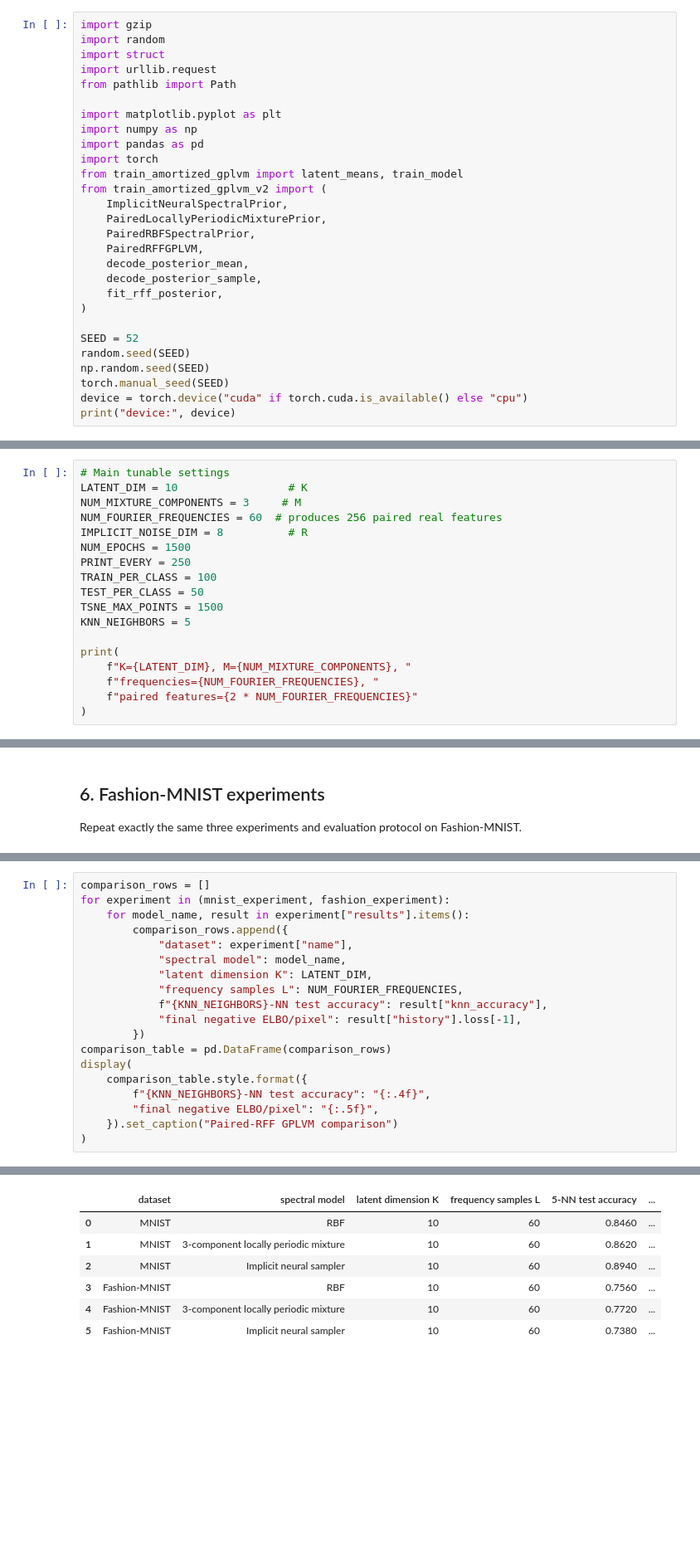
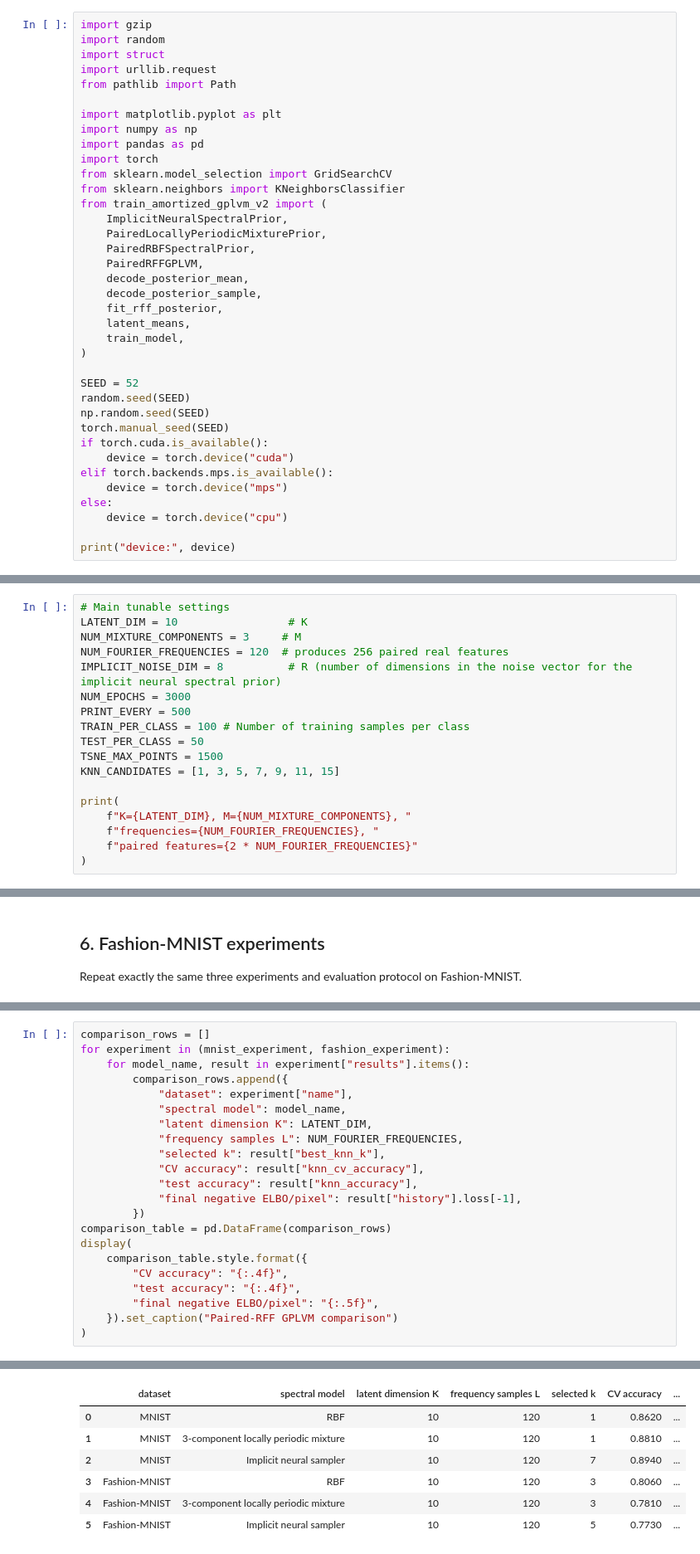
Before and after one commit to OLMOS-PM/GPPS_2026, a Jupyter notebook: 4-gp_gplvm_mnist_demov2.ipynb, the cells around one changed output, grey strips where cells are left out. Shown at 83% size. Drawn from its saved outputs; the diff is of its cells as text; blank space fills up the shorter version.

```diff
--- a/4-gp_gplvm_mnist_demov2.ipynb
+++ b/4-gp_gplvm_mnist_demov2.ipynb
@@ -102,7 +102,8 @@ import matplotlib.pyplot as plt
 import numpy as np
 import pandas as pd
 import torch
-from train_amortized_gplvm import latent_means, train_model
+from sklearn.model_selection import GridSearchCV
+from sklearn.neighbors import KNeighborsClassifier
 from train_amortized_gplvm_v2 import (
     ImplicitNeuralSpectralPrior,
     PairedLocallyPeriodicMixturePrior,
@@ -111,12 +112,20 @@ from train_amortized_gplvm_v2 import (
     decode_posterior_mean,
     decode_posterior_sample,
     fit_rff_posterior,
+    latent_means,
+    train_model,
 )
 
 SEED = 52
 random.seed(SEED)
 np.random.seed(SEED)
 torch.manual_seed(SEED)
-device = torch.device("cuda" if torch.cuda.is_available() else "cpu")
+if torch.cuda.is_available():
+    device = torch.device("cuda")
+elif torch.backends.mps.is_available():
+    device = torch.device("mps")
+else:
+    device = torch.device("cpu")
+
 print("device:", device)
 # %% [output]
@@ -125,14 +134,14 @@ device: cpu
 # Main tunable settings
 LATENT_DIM = 10                 # K
 NUM_MIXTURE_COMPONENTS = 3     # M
-NUM_FOURIER_FREQUENCIES = 60  # produces 256 paired real features
-IMPLICIT_NOISE_DIM = 8          # R
-NUM_EPOCHS = 1500
-PRINT_EVERY = 250
-TRAIN_PER_CLASS = 100
+NUM_FOURIER_FREQUENCIES = 120  # produces 256 paired real features
+IMPLICIT_NOISE_DIM = 8          # R (number of dimensions in the noise vector for the implicit neural spectral prior)
+NUM_EPOCHS = 3000
+PRINT_EVERY = 500
+TRAIN_PER_CLASS = 100 # Number of training samples per class
 TEST_PER_CLASS = 50
 TSNE_MAX_POINTS = 1500
-KNN_NEIGHBORS = 5
+KNN_CANDIDATES = [1, 3, 5, 7, 9, 11, 15]
 
 print(
     f"K={LATENT_DIM}, M={NUM_MIXTURE_COMPONENTS}, "
@@ -416,28 +437,31 @@ The classifier operates in the learned $K$-dimensional GPLVM space, not in the t
 # %%
 comparison_rows = []
 for experiment in (mnist_experiment, fashion_experiment):
     for model_name, result in experiment["results"].items():
         comparison_rows.append({
             "dataset": experiment["name"],
             "spectral model": model_name,
             "latent dimension K": LATENT_DIM,
             "frequency samples L": NUM_FOURIER_FREQUENCIES,
-            f"{KNN_NEIGHBORS}-NN test accuracy": result["knn_accuracy"],
+            "selected k": result["best_knn_k"],
+            "CV accuracy": result["knn_cv_accuracy"],
+            "test accuracy": result["knn_accuracy"],
             "final negative ELBO/pixel": result["history"].loss[-1],
         })
 comparison_table = pd.DataFrame(comparison_rows)
 display(
     comparison_table.style.format({
-        f"{KNN_NEIGHBORS}-NN test accuracy": "{:.4f}",
+        "CV accuracy": "{:.4f}",
+        "test accuracy": "{:.4f}",
         "final negative ELBO/pixel": "{:.5f}",
     }).set_caption("Paired-RFF GPLVM comparison")
 )
 # %% [output]
 Paired-RFF GPLVM comparison
-|  | dataset | spectral model | latent dimension K | frequency samples L | 5-NN test accuracy | ... |
-| 0 | MNIST | RBF | 10 | 60 | 0.8460 | ... |
-| 1 | MNIST | 3-component locally periodic mixture | 10 | 60 | 0.8620 | ... |
-| 2 | MNIST | Implicit neural sampler | 10 | 60 | 0.8940 | ... |
-| 3 | Fashion-MNIST | RBF | 10 | 60 | 0.7560 | ... |
-| 4 | Fashion-MNIST | 3-component locally periodic mixture | 10 | 60 | 0.7720 | ... |
-| 5 | Fashion-MNIST | Implicit neural sampler | 10 | 60 | 0.7380 | ... |
+|  | dataset | spectral model | latent dimension K | frequency samples L | selected k | CV accuracy | ... |
+| 0 | MNIST | RBF | 10 | 120 | 1 | 0.8620 | ... |
+| 1 | MNIST | 3-component locally periodic mixture | 10 | 120 | 1 | 0.8810 | ... |
+| 2 | MNIST | Implicit neural sampler | 10 | 120 | 7 | 0.8940 | ... |
+| 3 | Fashion-MNIST | RBF | 10 | 120 | 3 | 0.8060 | ... |
+| 4 | Fashion-MNIST | 3-component locally periodic mixture | 10 | 120 | 3 | 0.7810 | ... |
+| 5 | Fashion-MNIST | Implicit neural sampler | 10 | 120 | 5 | 0.7730 | ... |
```
Also changed, not shown: parts of 10 cells of this notebook, 2 other files.
